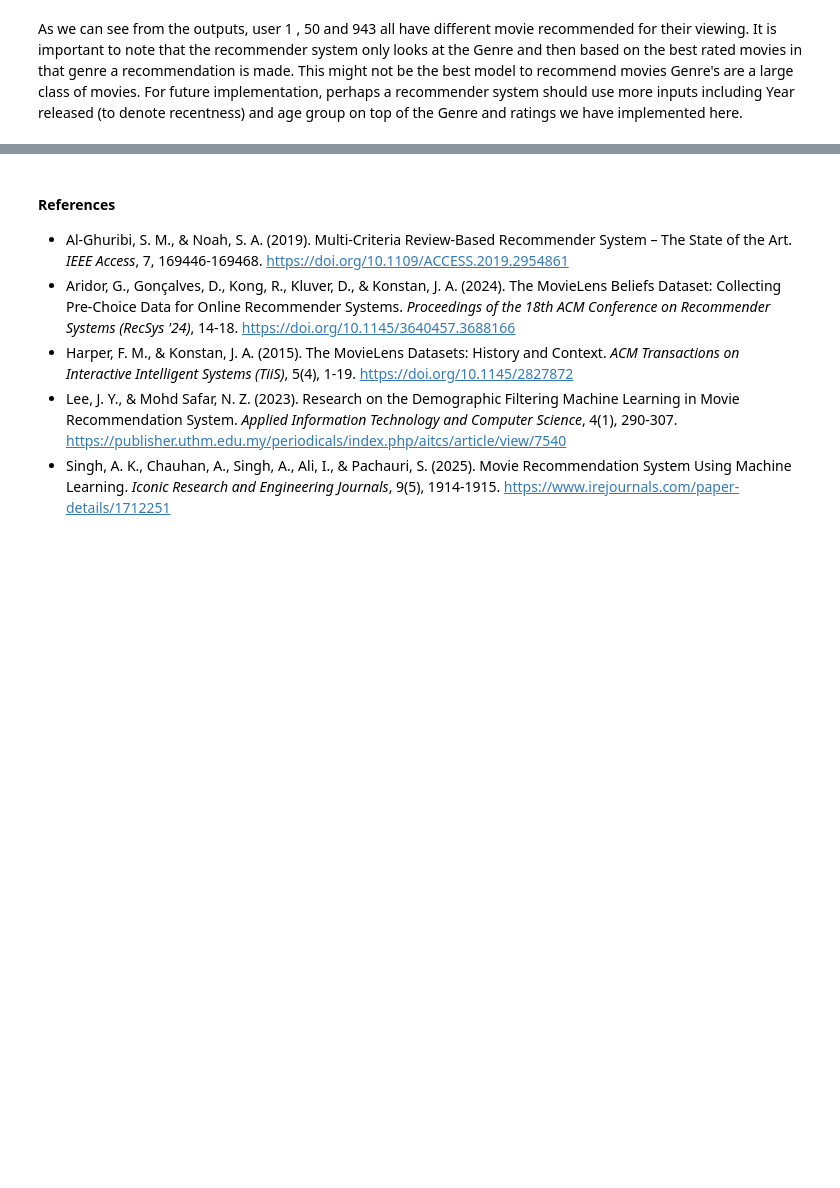
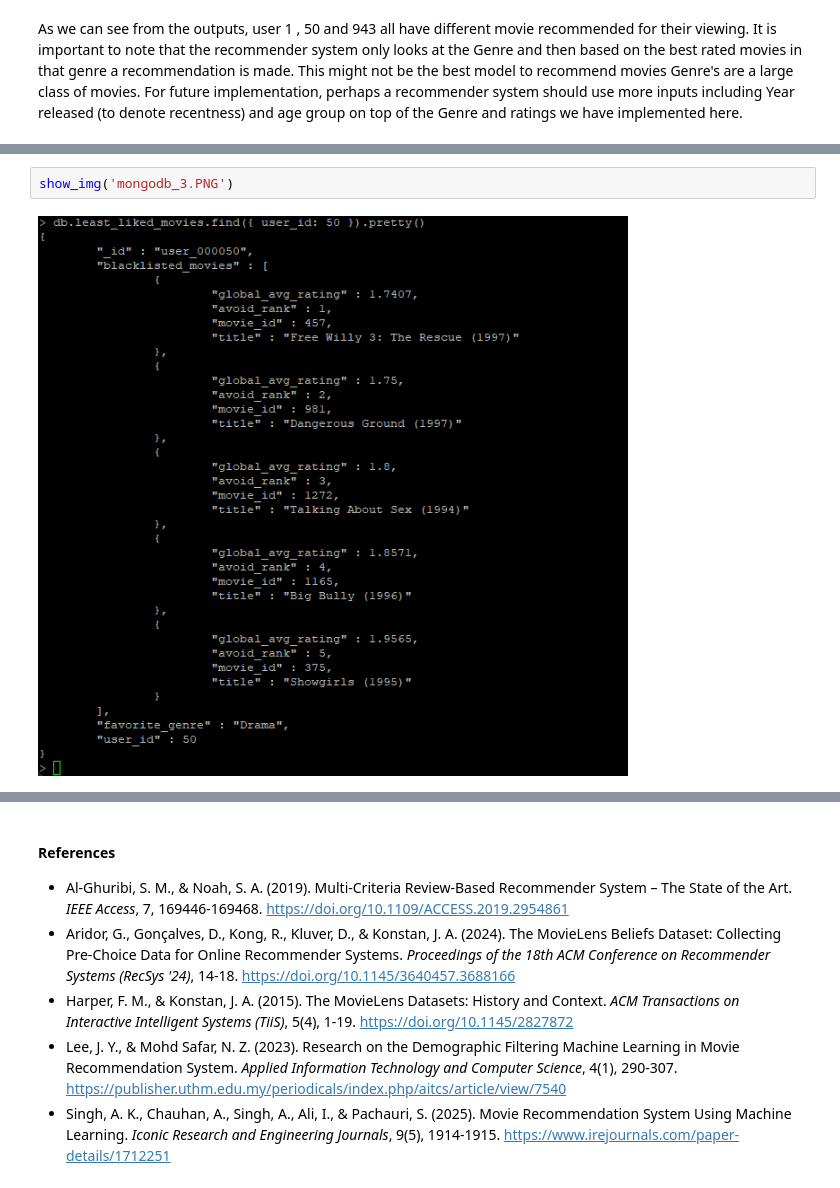
Before and after one commit to muzaffarizamuddin/P166246_Assg2_STQD6324, a Jupyter notebook: main.ipynb, the cells around one changed output, grey strips where cells are left out. Drawn from its saved outputs; the diff is of its cells as text; blank space fills up the shorter version.

```diff
--- a/main.ipynb
+++ b/main.ipynb
@@ -845,0 +858,4 @@ As we can see from the outputs, user 1 , 50 and 943 all have different movie rec
+# %%
+show_img('mongodb_3.PNG')
+# %% [output]
+[figure, added]
```
Also changed, not shown: parts of 9 cells of this notebook, 7 other files.
